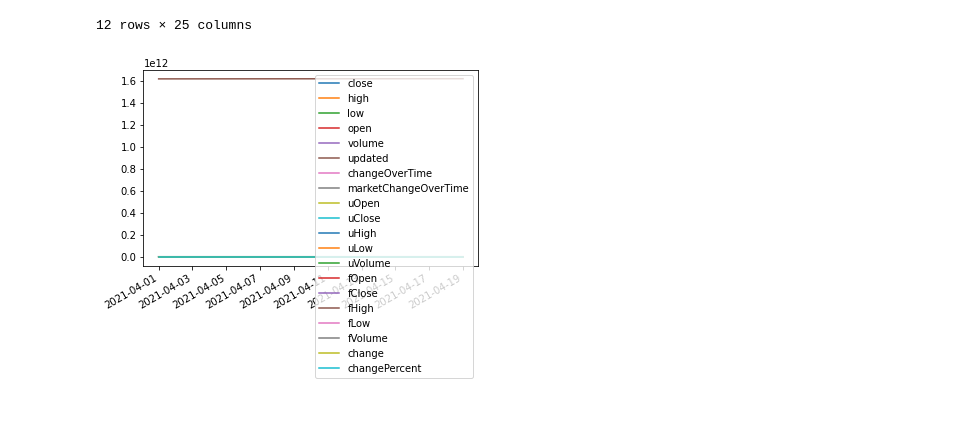
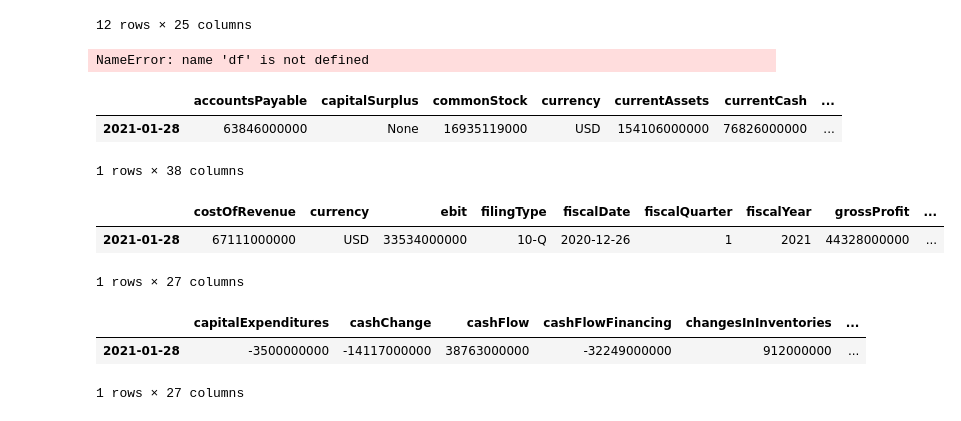
Before and after one commit to BatmKey/stockbot, a Jupyter notebook: iexfiance_bacis.ipynb, the cells around one changed output. Saved outputs shown, nothing was run; the diff lists cells and outputs as text; code cells hidden in the pictures.

```diff
--- a/iexfiance_bacis.ipynb
+++ b/iexfiance_bacis.ipynb
@@ -67,10 +70,28 @@ df
 | 2021-04-16 | 739.78 | 749.41 | 724.6 | 728.65 | TSLA | 27979526 | HISTORICAL_PRICES | TSLA |  | 1618622189000 | ... | ... |
 | 2021-04-19 | 714.63 | 725.4 | 691.8 | 719.6 | TSLA | 39686226 | HISTORICAL_PRICES | TSLA |  | 1618880442000 | ... | ... |
 12 rows × 25 columns
-# %%
-import matplotlib.pyplot as plt
-
-df.plot()
-plt.show()
-# %% [output]
-[figure, removed]
+# %%
+df
+# %% [output]
+NameError: name 'df' is not defined
+# %%
+from iexfinance.stocks import Stock
+
+aapl = Stock("AAPL")
+aapl.get_balance_sheet()
+# %% [output]
+|  | accountsPayable | capitalSurplus | commonStock | currency | currentAssets | currentCash | ... |
+| 2021-01-28 | 63846000000 | None | 16935119000 | USD | 154106000000 | 76826000000 | ... |
+1 rows × 38 columns
+# %%
+aapl.get_income_statement()
+# %% [output]
+|  | costOfRevenue | currency | ebit | filingType | fiscalDate | fiscalQuarter | fiscalYear | grossProfit | ... |
+| 2021-01-28 | 67111000000 | USD | 33534000000 | 10-Q | 2020-12-26 | 1 | 2021 | 44328000000 | ... |
+1 rows × 27 columns
+# %%
+aapl.get_cash_flow()
+# %% [output]
+|  | capitalExpenditures | cashChange | cashFlow | cashFlowFinancing | changesInInventories | ... |
+| 2021-01-28 | -3500000000 | -14117000000 | 38763000000 | -32249000000 | 912000000 | ... |
+1 rows × 27 columns
```
Also changed, not shown: parts of 9 cells of this notebook, 19 other files.
